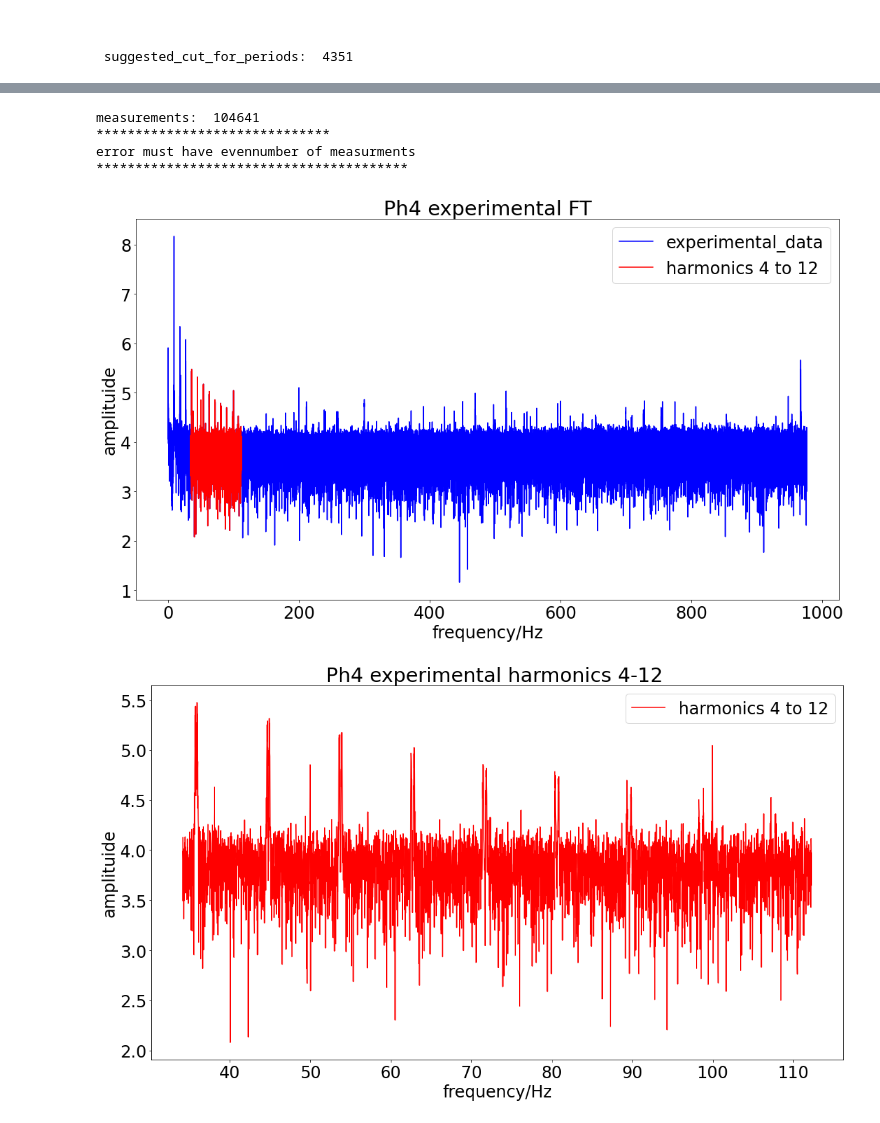
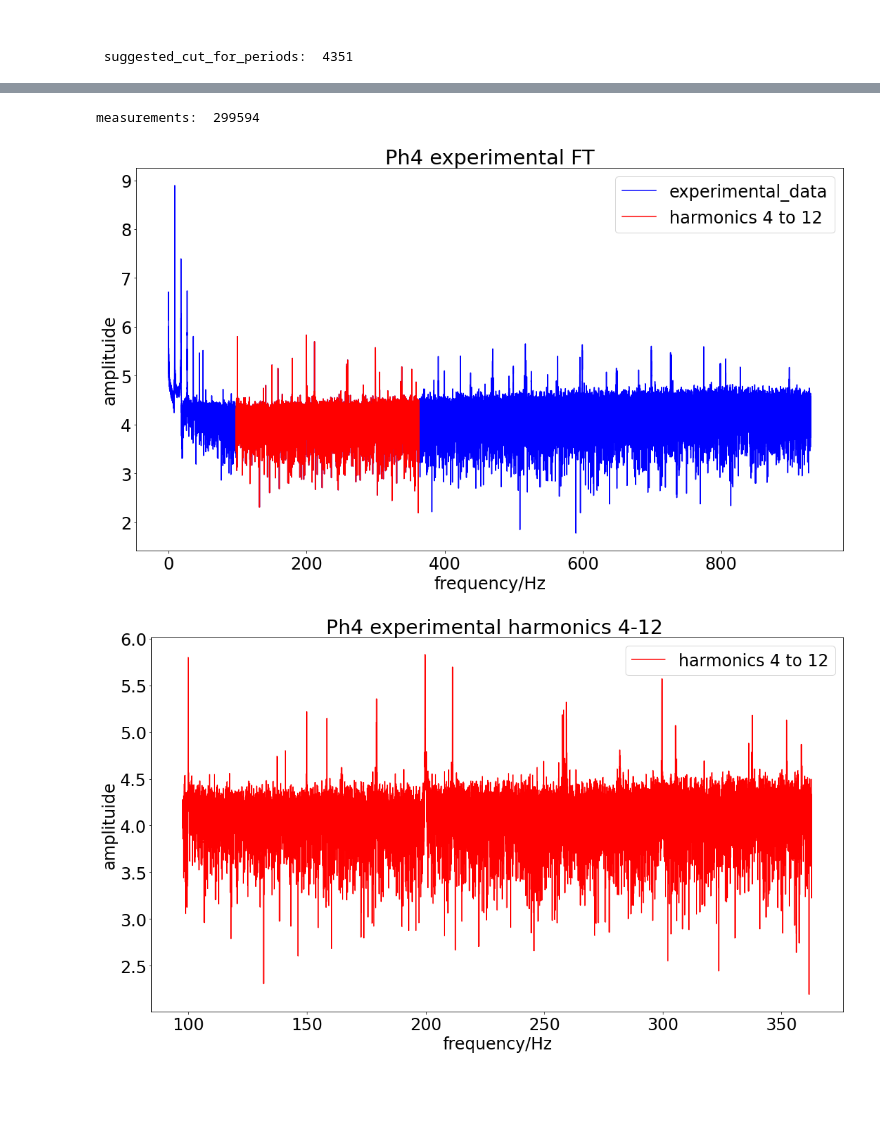
Before and after one commit to alisterde/HypD_Ph_analysis, a Jupyter notebook: data_processing.ipynb, the cells around one changed output, grey strips where cells are left out. Saved outputs shown, nothing was run; the diff lists cells and outputs as text; code cells hidden in the pictures; blank space fills up the shorter version.

Commit message:
improving data processing

```diff
--- a/data_processing.ipynb
+++ b/data_processing.ipynb
@@ -58,7 +62,7 @@ rows dropped: 4352 updated_periods:  480.999776256
  suggested_cut_for_periods:  4351
 # %%
 # removing a number of rows to drop to make the sampled data closer to an intetger number of periods
-row_to_drop = 4351
+row_to_drop = 0
 cut_data = data_processing.cut_for_periods(data_processing.data, row_to_drop)
 y = data_processing.how_many_periods(cut_data, freq)
 print('periods in cut data: ', y)
@@ -90,6 +94,6 @@ shape of data:  (2092801, 2)
 # %%
 # downsampling data
-reduction_factor = 20
+reduction_factor = 7 # 22
 reduced_by_class = data_processing.reducing_data(cut_data, reduction_factor)
 print('head: ', reduced_by_class.head())
 print('tail: ', reduced_by_class.tail())
@@ -98,6 +102,7 @@ print('shape of data: ', dims)
 print('\nmeasurements per period', dims[0]/int(x))
 
 # saving data
-data_processing.save_data(reduced_by_class)
+output_data_file = output_data_file + '_' + str(int(row_to_drop/reduction_factor))+'.txt'
+data_processing.save_data(reduced_by_class, output_data_file)
 # %% [output]
 head:          time   current
@@ -143,13 +148,21 @@ meausrements in single direction:  52320
 # %%
 # know paramteres if plotting fourier transform
 # know paramteres for 9 150_1_cv_current_reduced_2
-startPotential= -50.0E-3
-revPotential = -650.0E-3
+inital_current = exp_current[0]
+freq = 8.977950e+00
+startPotential= -300.0E-3
+revPotential = -900.0E-3
 rateOfPotentialChange = -22.35174e-3
 
 deltaepislon = 150.0E-3
 electrode_area = 0.03
 electode_coverage = 6.5e-12
+
+# delacring capactiance parameters
+# (gamma0, gamma1, gamma2, gamma3, omega)
+cap_params = (1.90549170481461828e-04, -2.09404340072224073e-04, -3.35917619947780804e-04, -2.31332466829235533e-04, -6.47034158535409176e+01)
+
+uncomp_resis = 8.55110294972689928e+01
 # %%
 # declaring main model for manipulation purposes no symulations are done at this point
 model = wrappedNewton(times = exp_times, inital_current=inital_current, freq=freq)
@@ -166,14 +179,19 @@ trial = newtonRaphsonFT(timeStepSize=exp_times[1], inital_current=inital_current
 # non-diming experimental data
 exp_current_dimless = exp_current/trial.I0
 
+# model = wrappedNewton(times = exp_times, inital_current=inital_current, freq=freq, startPotential= startPotential, revPotential = revPotential,
+#                         rateOfPotentialChange = rateOfPotentialChange, deltaepislon=deltaepislon, electrode_area=electrode_area,
+#                         electode_coverage=electode_coverage, initaldiscard = 0.0105, enddiscard = 0.9595, cap_params = cap_params, uncomp_resis = uncomp_resis)
+
 model = wrappedNewton(times = exp_times, inital_current=inital_current, freq=freq, startPotential= startPotential, revPotential = revPotential,
                         rateOfPotentialChange = rateOfPotentialChange, deltaepislon=deltaepislon, electrode_area=electrode_area,
-                        electode_coverage=electode_coverage, initaldiscard = 0.035, enddiscard = 0.885)
+                        electode_coverage=electode_coverage, initaldiscard = 0.035, enddiscard = 0.87, cap_params = cap_params, uncomp_resis = uncomp_resis)
+
+# model = wrappedNewton(times = exp_times, inital_current=inital_current, freq=freq, startPotential= startPotential, revPotential = revPotential,
+#                         rateOfPotentialChange = rateOfPotentialChange, deltaepislon=deltaepislon, electrode_area=electrode_area,
+#                         electode_coverage=electode_coverage, initaldiscard = 0.022, enddiscard = 0.915, cap_params = cap_params, uncomp_resis = uncomp_resis)
 # %% [output]
-measurements:  104641
-******************************
-error must have evennumber of measurments
-****************************************
+measurements:  299594
 # %%
 # checking loaction of harmonics 1-4
 half_of_measuremnts = int(measurements/2)
@@ -182,33 +200,33 @@ half_of_measuremnts = int(measurements/2)
 full_sim = np.fft.fft(exp_current_dimless)
 half_full_sim = full_sim[:half_of_measuremnts]
 
 freq_org = np.fft.fftfreq(exp_times.shape[-1], d= exp_times[1])
 freq_org=freq_org[:half_of_measuremnts]
 
 # regional FT and Frequency
 
 freq = model.frequencies_for_harmonics_4_to_12(exp_times)
 
 harmonics1To4 = model.FT_and_reduce_to_harmonics_4_to_12(exp_current_dimless)
 
 xaxislabel = "frequency/Hz" # "potential/V"
 plt.figure(figsize=(18,10))
 plt.title("Ph4 experimental FT")
 plt.ylabel("amplituide")
 plt.xlabel(xaxislabel)
-plt.plot(freq_org, np.log10(half_full_sim),'b', label='experimental_data')
+plt.plot(freq_org[:int(half_of_measuremnts/3)], np.log10(half_full_sim[:int(half_of_measuremnts/3)]),'b', label='experimental_data')
 plt.plot(freq, np.log10(harmonics1To4),'r', label='harmonics 4 to 12')
 plt.legend(loc='best')
 plt.show()
 
 xaxislabel = "frequency/Hz" # "potential/V"
 plt.figure(figsize=(18,10))
 plt.title("Ph4 experimental harmonics 4-12 ")
 plt.ylabel("amplituide")
 plt.xlabel(xaxislabel)
 plt.plot(freq, np.log10(harmonics1To4),'r', label='harmonics 4 to 12')
 plt.legend(loc='best')
 plt.show()
 # %% [output]
-[figure, old version]
+[figure, new version]
-[figure, old version]
+[figure, new version]
```
Also changed, not shown: parts of 7 cells of this notebook, 1 other file.
